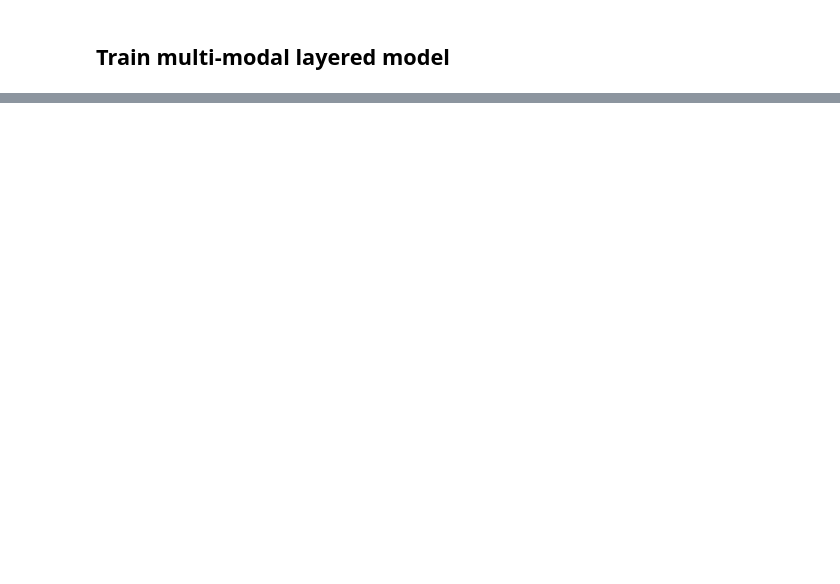
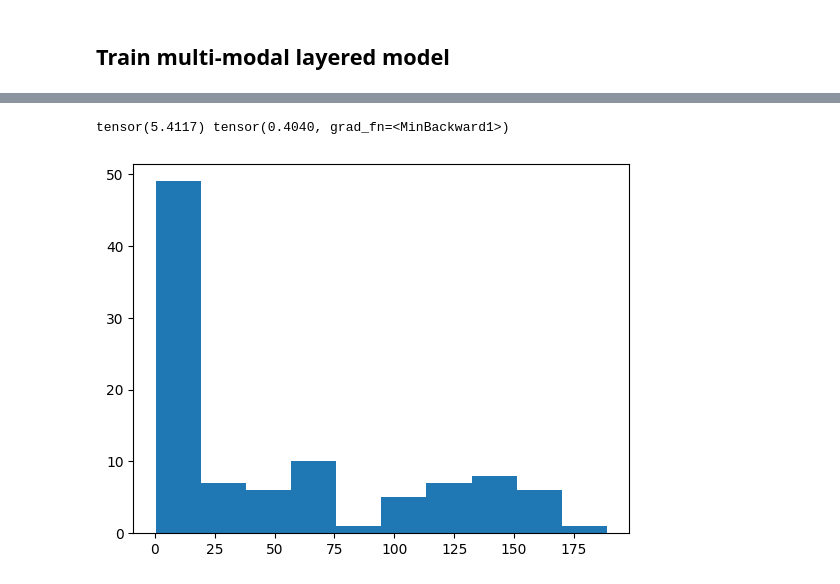
Before and after one commit to NatLabRockies/mmbo, a Jupyter notebook: notebooks/optim-test.ipynb, the cells around one changed output, grey strips where cells are left out. Drawn from its saved outputs; the diff is of its cells as text; code cells hidden in the pictures; blank space fills up the shorter version.

```diff
--- a/notebooks/optim-test.ipynb
+++ b/notebooks/optim-test.ipynb
@@ -195,0 +204,9 @@ for iter in range(n_iter):
+# %%
+realized_values = branin_hf(X_opt_layered)
+
+plt.hist(realized_values.detach())
+
+print(Y_train_main.min(), realized_values.min())
+# %% [output]
+tensor(5.4117) tensor(0.4040, grad_fn=<MinBackward1>)
+[figure, added]
```
Also changed, not shown: parts of 20 cells of this notebook.
